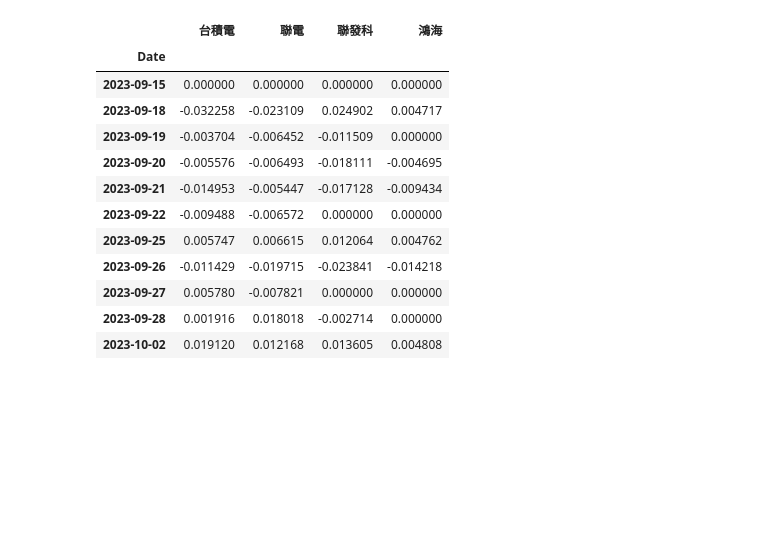
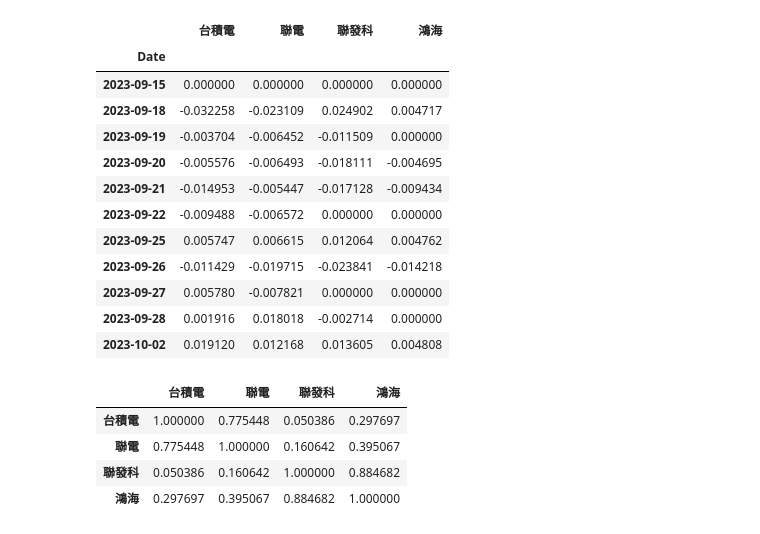
Before and after one commit to yowlc/python, a Jupyter notebook: lesson20_3.ipynb, the cells around one changed output. Saved outputs shown, nothing was run; the diff lists cells and outputs as text; code cells hidden in the pictures; blank space fills up the shorter version.

```diff
--- a/lesson20_3.ipynb
+++ b/lesson20_3.ipynb
@@ -167,3 +167,13 @@ display(frame2)
 | 2023-09-27 | 0.005780 | -0.007821 | 0.000000 | 0.000000 |
 | 2023-09-28 | 0.001916 | 0.018018 | -0.002714 | 0.000000 |
 | 2023-10-02 | 0.019120 | 0.012168 | 0.013605 | 0.004808 |
+# %%
+# 相關係數
+
+frame2.corr()
+# %% [output]
+|  | 台積電 | 聯電 | 聯發科 | 鴻海 |
+| 台積電 | 1.000000 | 0.775448 | 0.050386 | 0.297697 |
+| 聯電 | 0.775448 | 1.000000 | 0.160642 | 0.395067 |
+| 聯發科 | 0.050386 | 0.160642 | 1.000000 | 0.884682 |
+| 鴻海 | 0.297697 | 0.395067 | 0.884682 | 1.000000 |
```
